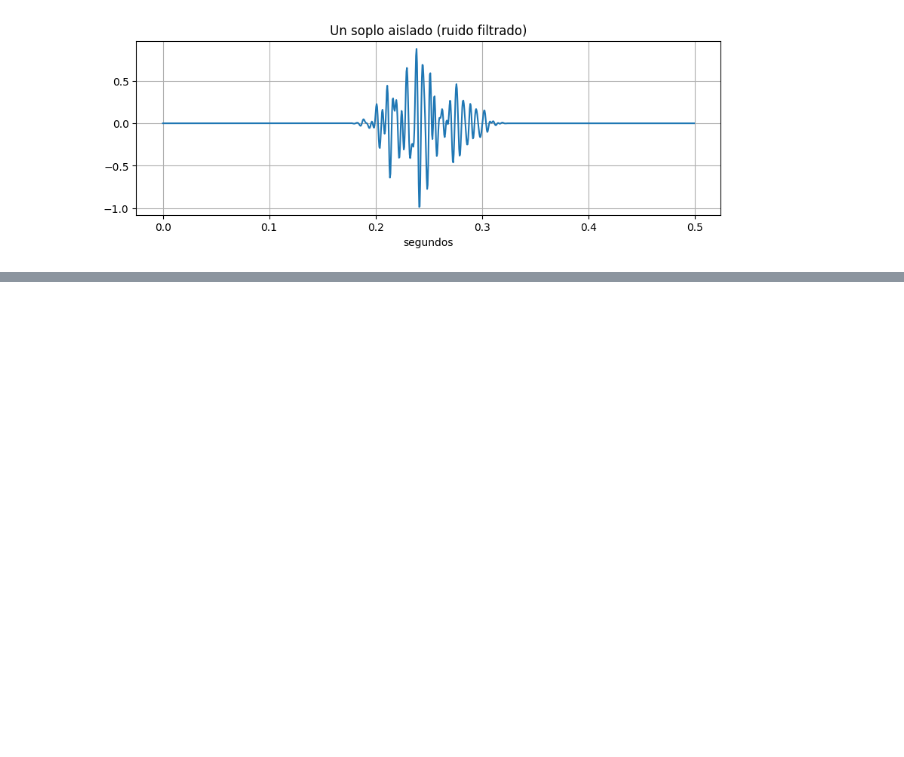
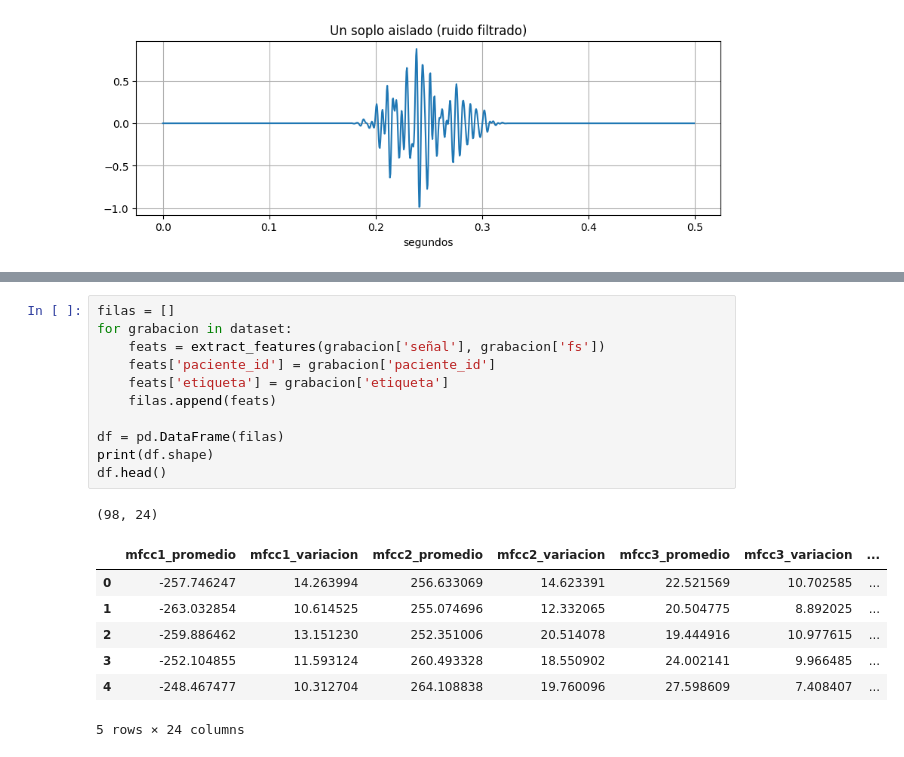
Before and after one commit to fortunatoramirez/clasificador-ac, a Jupyter notebook: notebooks/entorno.ipynb, the cells around one changed output, grey strips where cells are left out. Drawn from its saved outputs; the diff is of its cells as text; blank space fills up the shorter version.

```diff
--- a/notebooks/entorno.ipynb
+++ b/notebooks/entorno.ipynb
@@ -324,0 +356,20 @@ Anormal:
+# %%
+filas = []
+for grabacion in dataset:
+    feats = extract_features(grabacion['señal'], grabacion['fs'])
+    feats['paciente_id'] = grabacion['paciente_id']
+    feats['etiqueta'] = grabacion['etiqueta']
+    filas.append(feats)
+
+df = pd.DataFrame(filas)
+print(df.shape)
+df.head()
+# %% [output]
+(98, 24)
+|  | mfcc1_promedio | mfcc1_variacion | mfcc2_promedio | mfcc2_variacion | mfcc3_promedio | mfcc3_variacion | ... |
+| 0 | -257.746247 | 14.263994 | 256.633069 | 14.623391 | 22.521569 | 10.702585 | ... |
+| 1 | -263.032854 | 10.614525 | 255.074696 | 12.332065 | 20.504775 | 8.892025 | ... |
+| 2 | -259.886462 | 13.151230 | 252.351006 | 20.514078 | 19.444916 | 10.977615 | ... |
+| 3 | -252.104855 | 11.593124 | 260.493328 | 18.550902 | 24.002141 | 9.966485 | ... |
+| 4 | -248.467477 | 10.312704 | 264.108838 | 19.760096 | 27.598609 | 7.408407 | ... |
+5 rows × 24 columns
```
Also changed, not shown: parts of 8 cells of this notebook, 1 other file.
